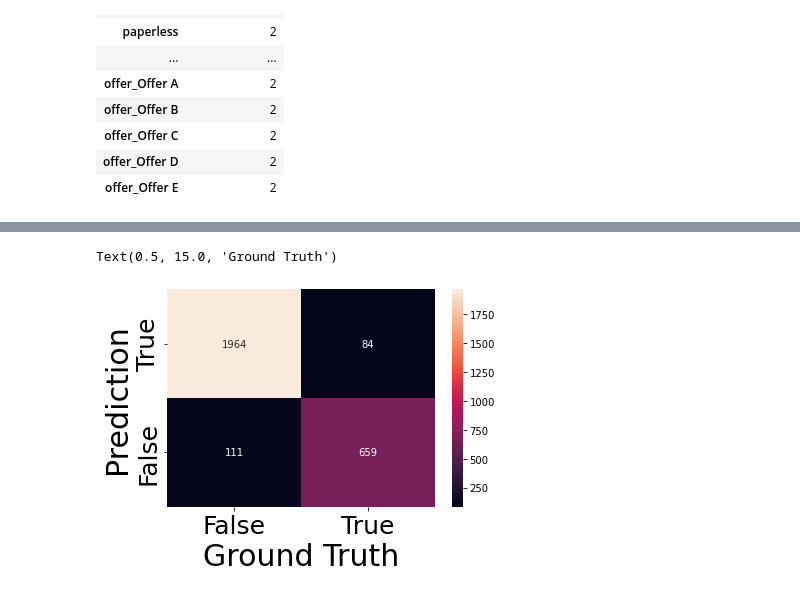
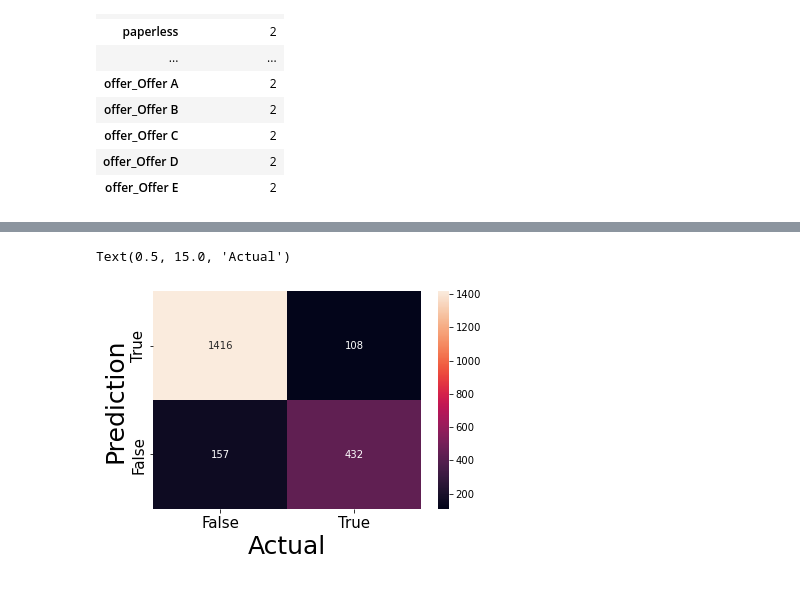
Before and after one commit to sundharesan11/KNN_OnCustomerChurn, a Jupyter notebook: KNN_OnCustomerChurn.ipynb, the cells around one changed output, grey strips where cells are left out. Drawn from its saved outputs; the diff is of its cells as text; code cells hidden in the pictures.

```diff
--- a/KNN_OnCustomerChurn.ipynb
+++ b/KNN_OnCustomerChurn.ipynb
@@ -114,2 +158,2 @@ cat_var
 # %%
-ordinal_var = ['contract', 'satisfaction', 'months']
+ordinal_var
@@ -170,4 +261,6 @@ cat_var
 # %%
-data = pd.get_dummies(data, columns=cat_var, drop_first=True)
+from sklearn.preprocessing import MinMaxScaler
+mm = MinMaxScaler()
 # %%
-data.describe().T
+for column in [ordinal_var + numeric_var]:
+    data[column] = mm.fit_transform(data[column])
@@ -195,3 +293,3 @@ data.to_csv(savefile, index=False)
 # %%
 y, X = data['churn_value'], data.drop(columns='churn_value')
-X_train, X_test, y_train, y_test = train_test_split(X, y, test_size=0.4, random_state=42)
+X_train, X_test, y_train, y_test = train_test_split(X, y, test_size=0.3, random_state=42)
@@ -248,10 +358,10 @@ F1 Score:  0.87
 # %%
 ax = sns.heatmap(confusion_matrix(y_test, y_pred), annot=True, fmt='d')
 labels = ['False', 'True']
-ax.set_xticklabels(labels, fontsize=25);
-ax.set_yticklabels(labels[::-1], fontsize=25);
-ax.set_ylabel('Prediction', fontsize=30);
-ax.set_xlabel('Ground Truth', fontsize=30)
+ax.set_xticklabels(labels, fontsize=15);
+ax.set_yticklabels(labels[::-1], fontsize=15);
+ax.set_ylabel('Prediction', fontsize=25);
+ax.set_xlabel('Actual', fontsize=25)
 # %% [output]
-Text(0.5, 15.0, 'Ground Truth')
+Text(0.5, 15.0, 'Actual')
-[figure, old version]
+[figure, new version]
```
Also changed, not shown: parts of 72 cells of this notebook, 1 other file.
